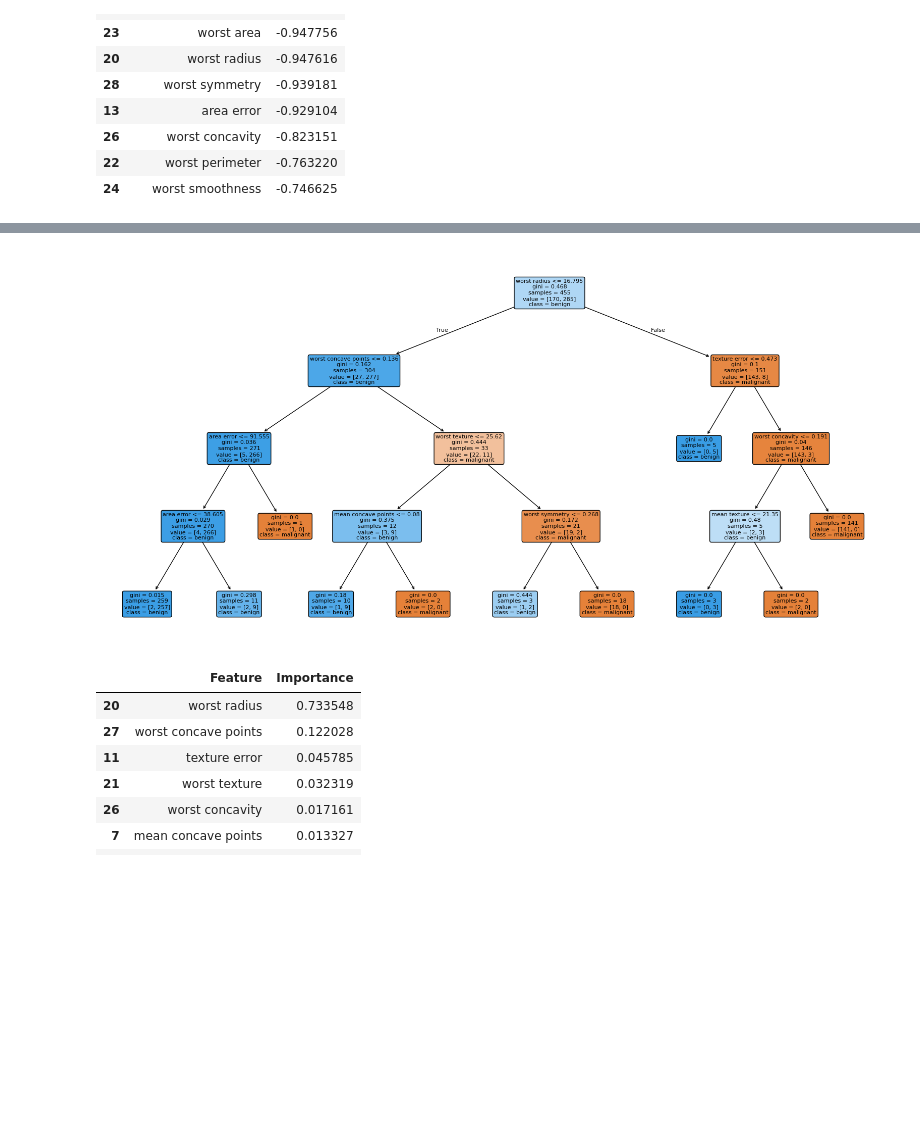
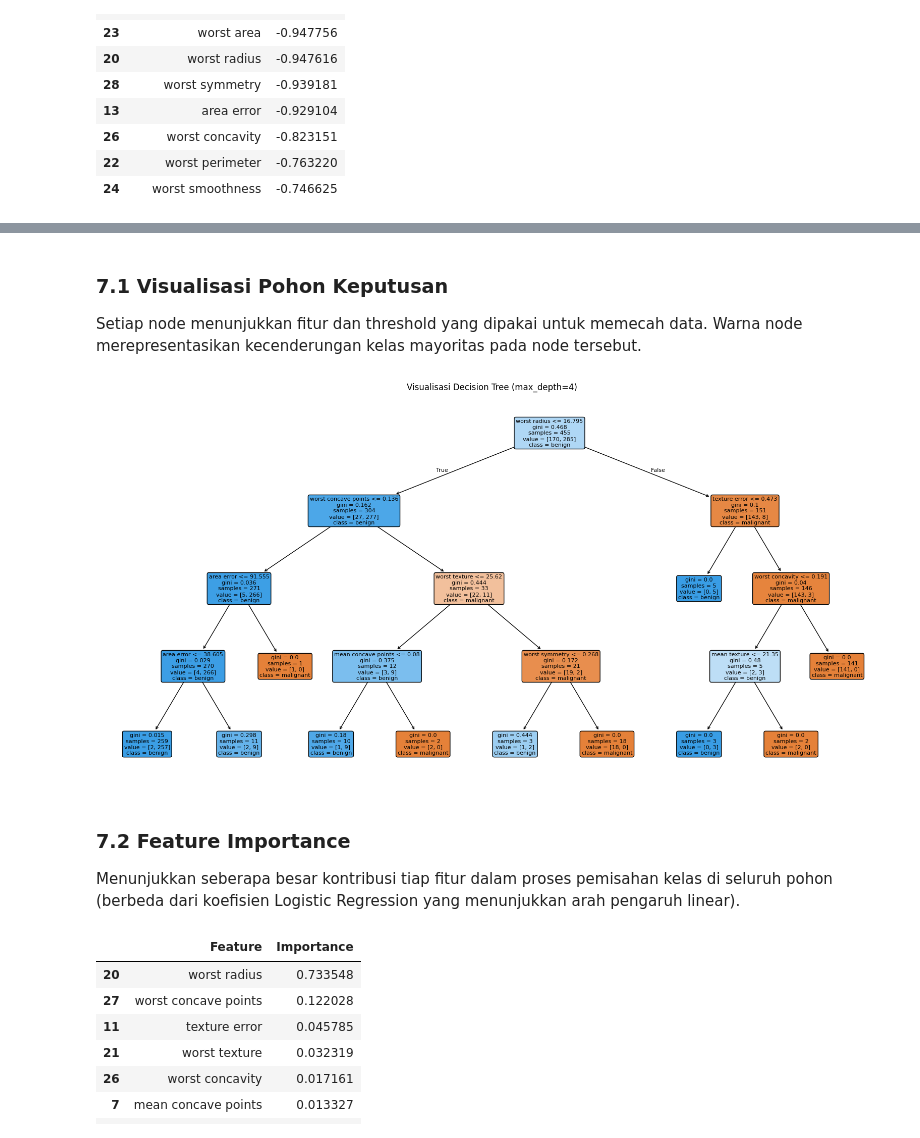
Before and after one commit to Yusep-T/data-science-2026, a Jupyter notebook: Pertemuan9_Yusep_250401020103.ipynb, the cells around one changed output, grey strips where cells are left out. Drawn from its saved outputs; the diff is of its cells as text; code cells hidden in the pictures; blank space fills up the shorter version.

```diff
--- a/Pertemuan9_Yusep_250401020103.ipynb
+++ b/Pertemuan9_Yusep_250401020103.ipynb
@@ -192,19 +247,27 @@ tree_model.fit(X_train,y_train)
 
 y_pred_tree = tree_model.predict(X_test)
+# %% [markdown]
+### 7.1 Visualisasi Pohon Keputusan
+
+Setiap node menunjukkan fitur dan threshold yang dipakai untuk memecah data. Warna node merepresentasikan kecenderungan kelas mayoritas pada node tersebut.
 # %%
 plt.figure(figsize=(20,10))
 
 plot_tree(
     tree_model,
     feature_names=X.columns,
     class_names=data.target_names,
     filled=True,
     rounded=True,
     fontsize=8
 )
-
+plt.title("Visualisasi Decision Tree (max_depth=4)")
 plt.show()
 # %% [output]
-[figure, old version]
+[figure, new version]
+# %% [markdown]
+### 7.2 Feature Importance
+
+Menunjukkan seberapa besar kontribusi tiap fitur dalam proses pemisahan kelas di seluruh pohon (berbeda dari koefisien Logistic Regression yang menunjukkan arah pengaruh linear).
 # %%
 importance = pd.DataFrame({
```
Also changed, not shown: parts of 26 cells of this notebook.
